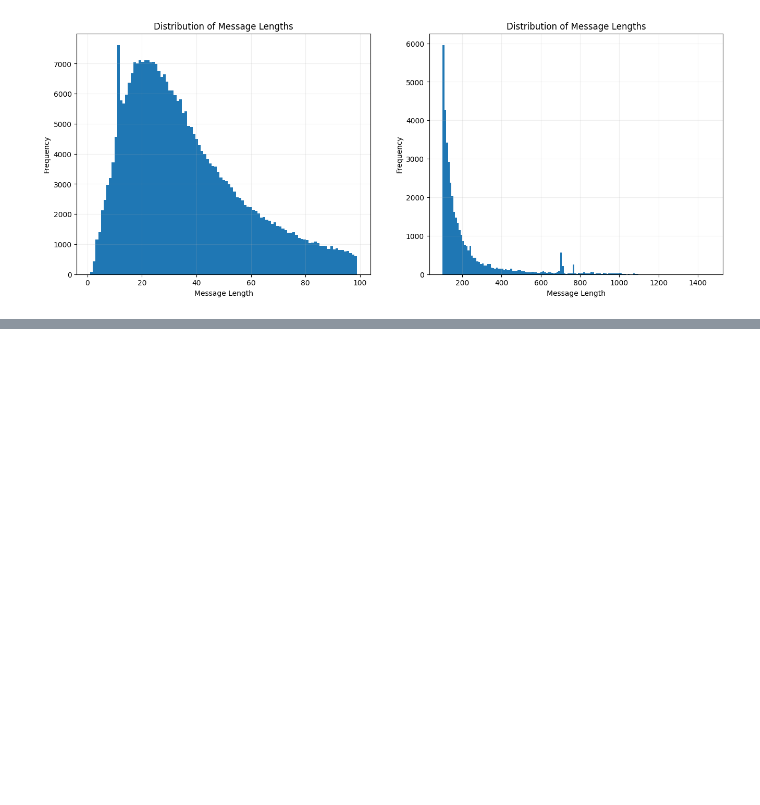
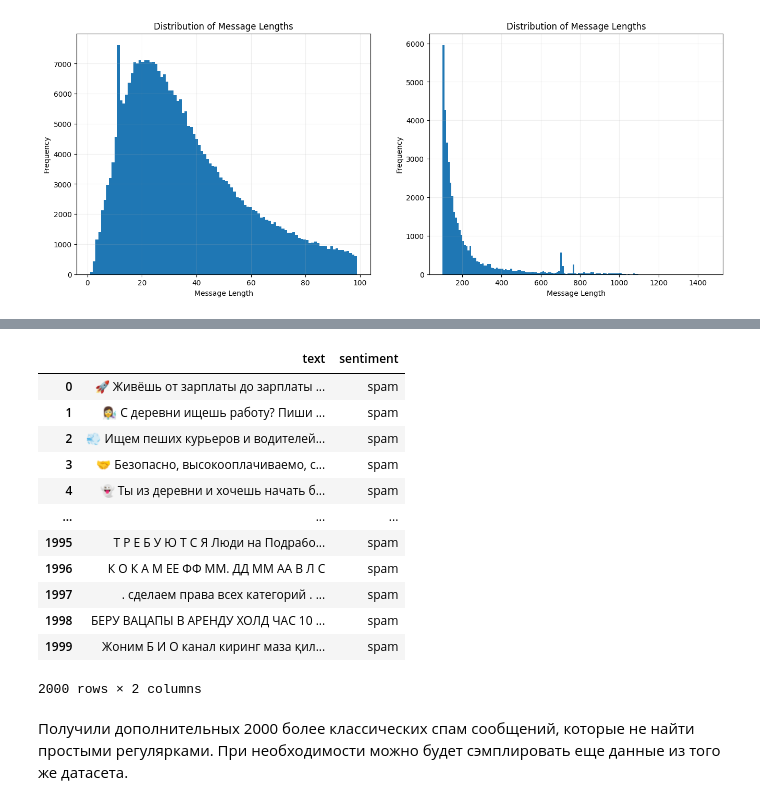
Before and after one commit to uncommonsered/aaa-message-classification, a Jupyter notebook: data/data_labeling.ipynb, the cells around one changed output, grey strips where cells are left out. Cells and saved outputs as stored; diff of their text form; code cells hidden in the pictures; blank space fills up the shorter version.

```diff
--- a/data/data_labeling.ipynb
+++ b/data/data_labeling.ipynb
@@ -68,0 +291,46 @@ deduplicated_data['external_message'] = deduplicated_data['text'].apply(contains
+# %%
+new_spam_messages_dataset = {}
+
+
+for cluster in range(100):
+    # берем 10 сообщений из кластера, которые будем аугментировать
+    cluster_messages = sampled_messages.loc[cluster].message.tolist()[:10]
+
+    # аугментируем эти 10 сообщений с помощью LLM на основе входных сообщений
+    augmented_messages = update_spam_messages(cluster_messages)
+
+    # добавляем к аугментированным сообщениям остальные 10 сообщений из кластера, которые не были аугментированы, чтобы сохранить разнообразие сообщений в каждом кластере
+    old_spam_messages = sampled_messages.loc[cluster].message.tolist()
+
+    # объединяем аугментированные сообщения с неаугментированными сообщениями из кластера и сохраняем
+    new_messages = augmented_messages + old_spam_messages[len(augmented_messages) :]
+    new_spam_messages_dataset[cluster] = {"message": new_messages}
+# %%
+# преобразуем словарь с новыми сообщениями в DataFrame, где индексом будет номер кластера, а столбцами - сообщение и его метка
+
+rows = []
+for cluster, data in new_spam_messages_dataset.items():
+    for message in data["message"]:
+        rows.append({"cluster": cluster, "message": message})
+
+new_spam_messages_dataset = pd.DataFrame(rows).set_index(["cluster"])
+# %%
+new_spam_messages_dataset.rename(columns={"message": "text"}, inplace=True)
+new_spam_messages_dataset["sentiment"] = "spam"
+new_spam_messages_dataset
+# %% [output]
+|  | text | sentiment |
+| 0 | 🚀 Живёшь от зарплаты до зарплаты ... | spam |
+| 1 | 👩‍🔬 С деревни ищешь работу? Пиши ... | spam |
+| 2 | 💨 Ищем пеших курьеров и водителей... | spam |
+| 3 | 🤝 Безопасно, высокооплачиваемо, с... | spam |
+| 4 | 👻 Ты из деревни и хочешь начать б... | spam |
+| ... | ... | ... |
+| 1995 | Т Р Е Б У Ю Т С Я Люди на Подра6о... | spam |
+| 1996 | К О К А М ЕЕ ФФ ММ. ДД ММ АА В Л С | spam |
+| 1997 | . сделаем права всех категорий . ... | spam |
+| 1998 | БЕРУ ВАЦАПЫ В АРЕНДУ ХОЛД ЧАС 10 ... | spam |
+| 1999 | Жоним Б И О канал киринг маза қил... | spam |
+2000 rows × 2 columns
+# %% [markdown]
+Получили дополнительных 2000 более классических спам сообщений, которые не найти простыми регулярками. При необходимости можно будет сэмплировать еще данные из того же датасета.
```
Also changed, not shown: parts of 50 cells of this notebook, 3 other files.
